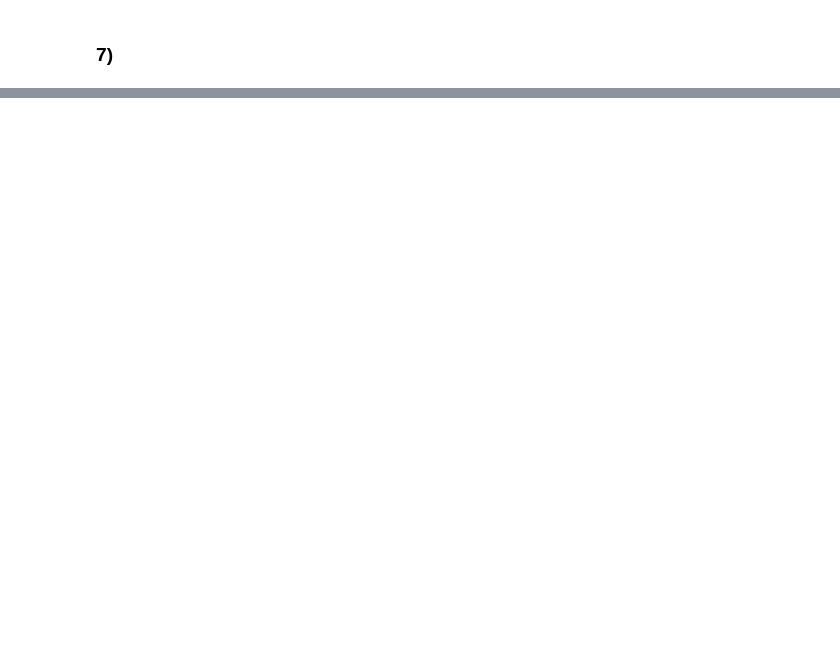
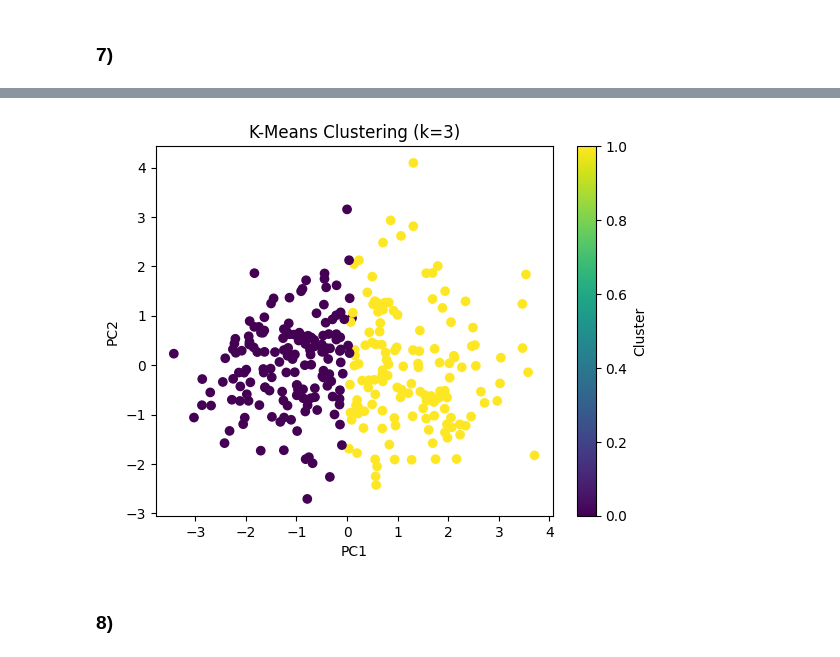
Before and after one commit to j-asmineho/STATS_3DA3_A6, a Jupyter notebook: group28_HW6.ipynb, the cells around one changed output, grey strips where cells are left out. Cells and saved outputs as stored; diff of their text form; code cells hidden in the pictures; blank space fills up the shorter version.

```diff
--- a/group28_HW6.ipynb
+++ b/group28_HW6.ipynb
@@ -153,0 +182,20 @@ See the caveats in the documentation: https://pandas.pydata.org/pandas-docs/stab
+# %%
+pca = PCA(n_components=2)
+X_pca = pca.fit_transform(X_scaled)
+
+kmeans = KMeans(n_clusters=2, random_state=42)
+clusters = kmeans.fit_predict(X_scaled)
+
+plt.scatter(X_pca[:, 0], X_pca[:, 1], c=clusters, cmap='viridis')
+plt.title("K-Means Clustering (k=3)")
+plt.xlabel("PC1")
+plt.ylabel("PC2")
+plt.colorbar(label="Cluster")
+plt.show()
+
+X_scaled_df = pd.DataFrame(X_scaled, columns=X_cleaned.columns)
+X_scaled_df['cluster'] = clusters
+# %% [output]
+[figure, added]
+# %% [markdown]
+### 8)
```
Also changed, not shown: parts of 7 cells of this notebook.
